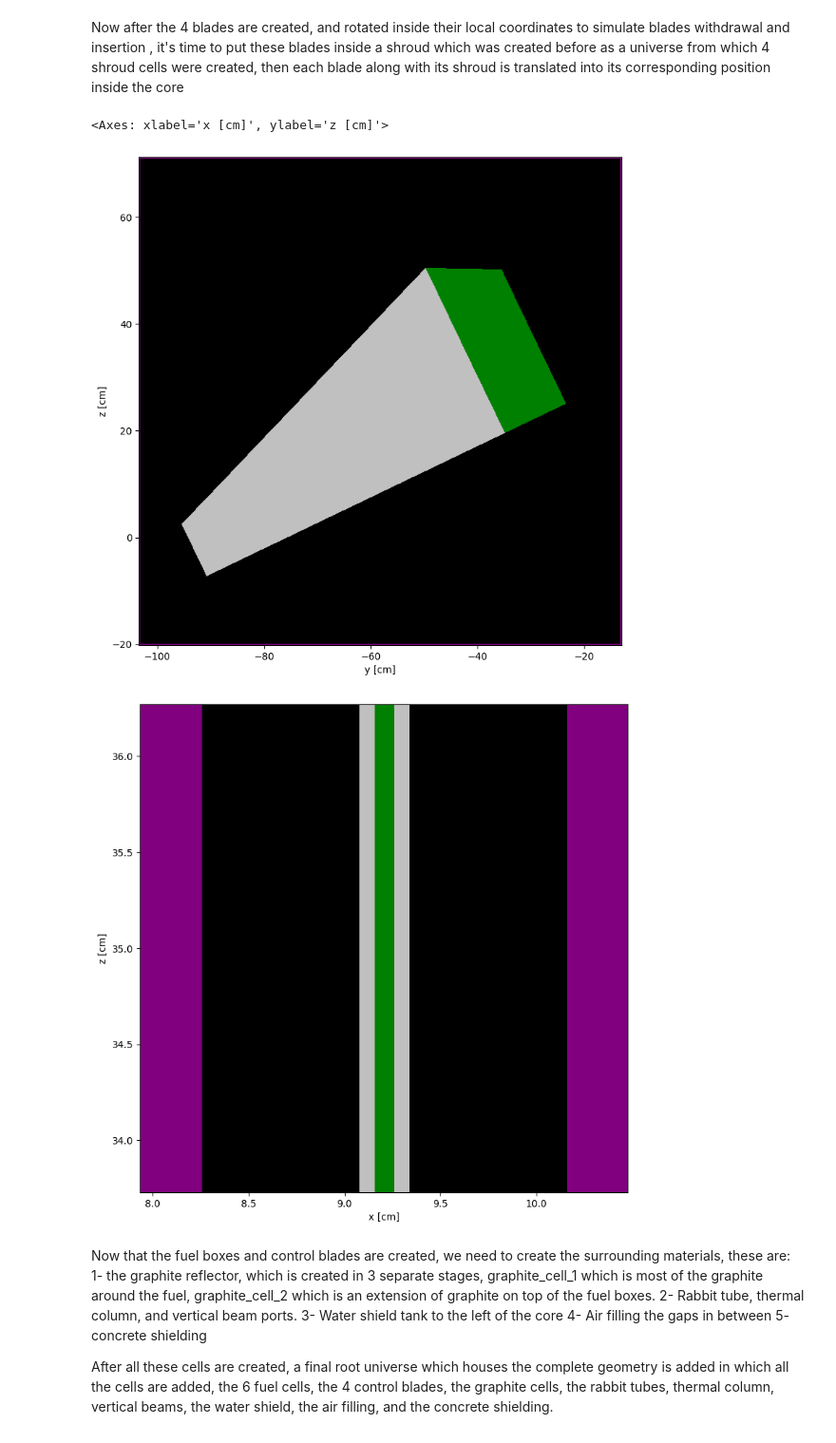
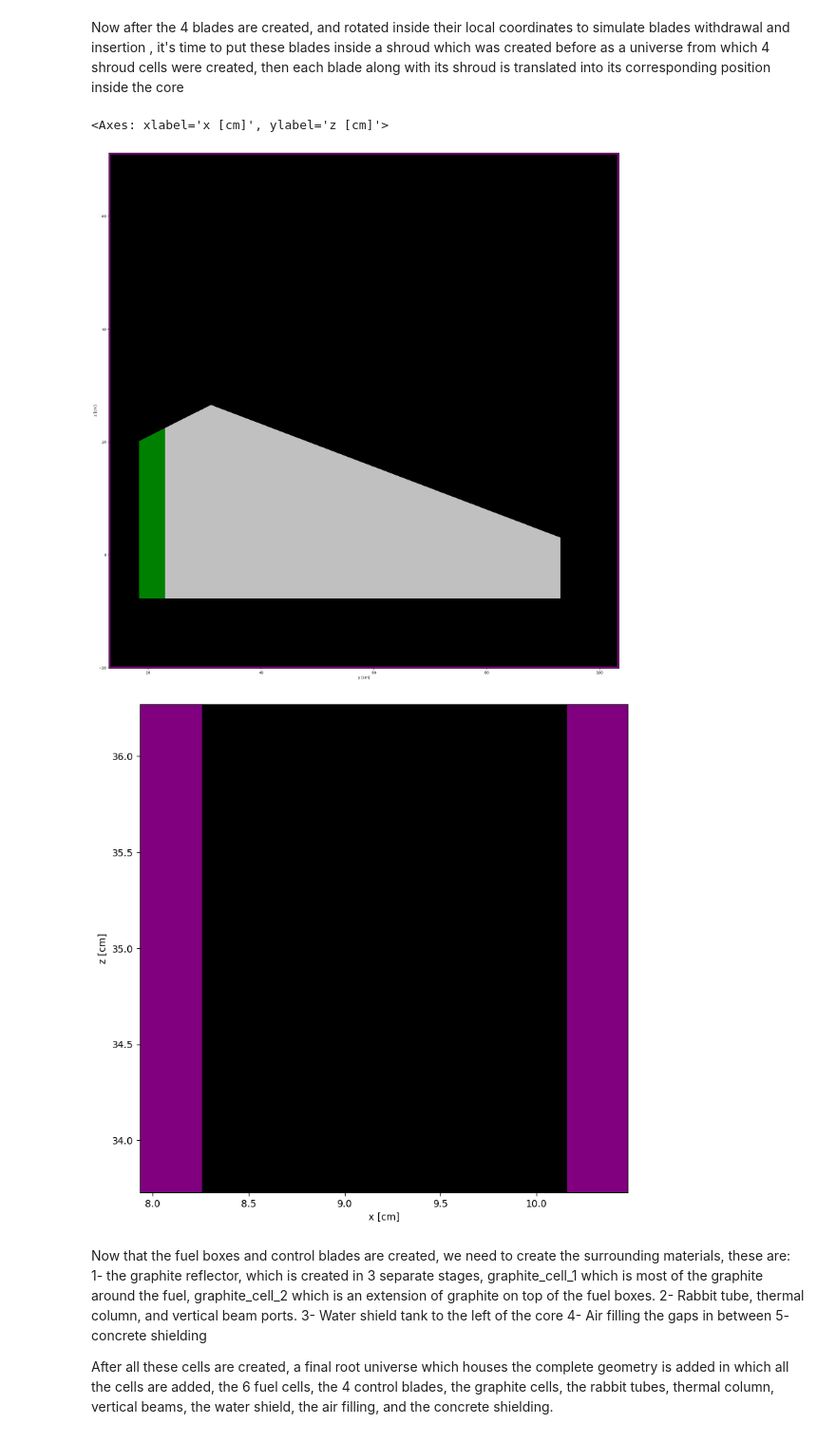
Before and after one commit to AbdullahAlharbi1998/UFTR-OpenMC-Model, a Jupyter notebook: fresh_core/fresh_core.ipynb, the cells around one changed output. Shown at 95% size. Drawn from its saved outputs; the diff is of its cells as text; code cells hidden in the pictures.

```diff
--- a/fresh_core/fresh_core.ipynb
+++ b/fresh_core/fresh_core.ipynb
@@ -22,7 +22,7 @@ import openmc.deplete
 import matplotlib.pyplot as plt
 import matplotlib.ticker as ticker
 
-mc.config['cross_sections'] = 'please provide the path to your cross_sections.xml file in your system'
+mc.config['cross_sections'] = '/home/eastdusty/openmc_env/share/data/endfb80/endfb-viii.0-hdf5/cross_sections.xml'
 # The cross-sections library used in this model was ENDF/B-VIII.0
 # It can be downloaded using this link: https://openmc.org/official-data-libraries/
 
@@ -681,14 +689,14 @@ regulating_blade_rotation_cell = mc.Cell(fill= regulating_blade_universe)
 
 #######################################################################################################################################################
                                                                   #####################################################################################
-safety_blade_1_rotation_cell.rotation = (570/(200/9),0,0)         #####################################################################################
+safety_blade_1_rotation_cell.rotation = (0/(200/9),0,0)         #####################################################################################
                                                                   #####################################################################################
-safety_blade_2_rotation_cell.rotation = (570/(200/9),0,0)         #####################################################################################
+safety_blade_2_rotation_cell.rotation = (0/(200/9),0,0)         #####################################################################################
                                                                   #####################################################################################
-safety_blade_3_rotation_cell.rotation = (570/(200/9),0,0)         #####################################################################################
+safety_blade_3_rotation_cell.rotation = (0/(200/9),0,0)         #####################################################################################
                                                                   #####################################################################################
                                                                   #####################################################################################
-regulating_blade_rotation_cell.rotation = (570/(200/9),0,0)       #####################################################################################
+regulating_blade_rotation_cell.rotation = (0/(200/9),0,0)       #####################################################################################
                                                                   #####################################################################################
 #######################################################################################################################################################
 #######################################################################################################################################################
@@ -784,36 +792,36 @@ safety_blade_3_cell.region = (-blade_3_back & +blade_3_front & + blade_3_bottom
                               - blade_3_top & -blade_3_right & +blade_3_left)
 
 
 
 regulating_blade_rotation_cell.region = shroud_inner_region
 
 regulating_blade_universe = mc.Universe(cells=[shroud_cell_4, regulating_blade_rotation_cell])
 regulating_blade_cell = mc.Cell(fill=regulating_blade_universe)
 
 regulating_blade_cell.rotation = (0,0,180)
 regulating_blade_cell.translation = (SHROUD_X_SPACING, SHROUD_Y_SPACING, 25.568)
 
 
 
 regulating_blade_back = blade_3_back
 regulating_blade_front = blade_3_front
 regulating_blade_bottom = blade_1_bottom
 regulating_blade_top = blade_1_top
 regulating_blade_right = box_6_left
 regulating_blade_left = box_5_right
 
 regulating_blade_cell.region = (-regulating_blade_back & +regulating_blade_front & + regulating_blade_bottom
                                 & -regulating_blade_top & -regulating_blade_right & +regulating_blade_left)
 
-safety_blade_1_cell.plot(width=(90.4, 91.4), basis='yz', pixels=(700,700),
+regulating_blade_cell.plot(width=(90.4, 91.4), basis='yz', pixels=(2000,2000),
                          colors=colors, color_by='material')
 
 safety_blade_1_cell.plot(basis='xz', width=(2.54, 2.54), origin= (9.205,-30,35),
                          pixels=(700,700), colors=colors, color_by='material')
 # %% [output]
 <Axes: xlabel='x [cm]', ylabel='z [cm]'>
-[figure, old version]
+[figure, new version]
-[figure, old version]
+[figure, new version]
 # %% [markdown]
 Now that the fuel boxes and control blades are created, we need to create the surrounding materials, these are:
  1- the graphite reflector, which is created in 3 separate stages, graphite_cell_1 which is most of the graphite around the fuel, graphite_cell_2 which is an extension of graphite on top of the fuel boxes.
```
Also changed, not shown: parts of 3 cells of this notebook, 20 other files.
